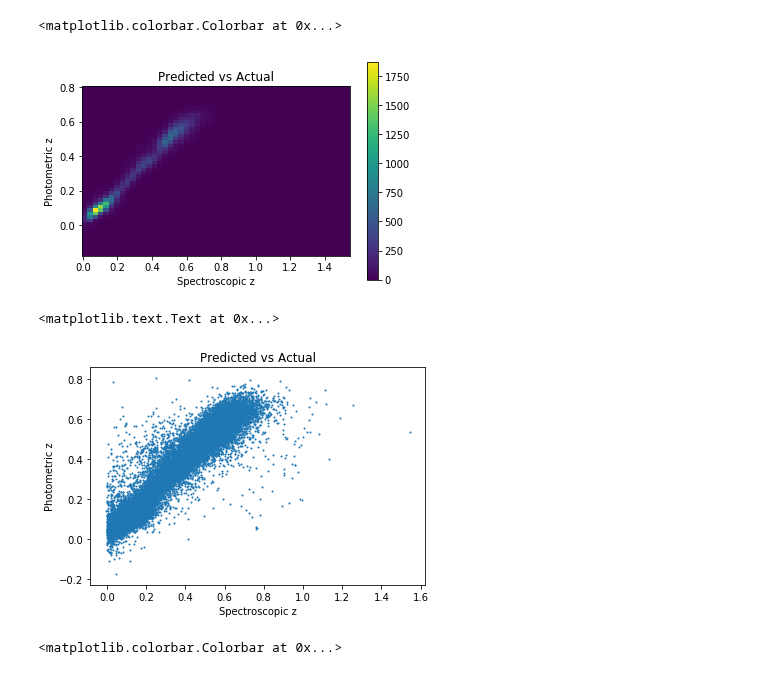
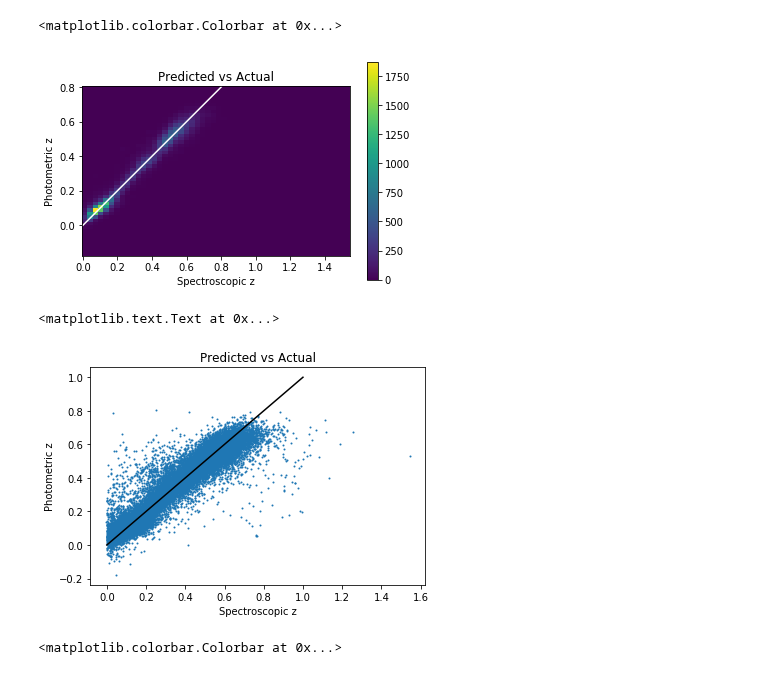
Before and after one commit to chengsoonong/mclass-sky, a Jupyter notebook: projects/jakub/Plots.ipynb, the cells around one changed output. Cells and saved outputs as stored; diff of their text form; code cells hidden in the pictures.

Commit message:
Plots!

```diff
--- a/projects/jakub/Plots.ipynb
+++ b/projects/jakub/Plots.ipynb
@@ -40,21 +40,23 @@ heatmap, xedges, yedges = np.histogram2d(test_y, predicted_y, bins=50)
 extent = [xedges[0], xedges[-1], yedges[0], yedges[-1]]
 
 plt.imshow(heatmap.T, extent=extent, origin='lower')
+plt.plot([0, .8], [0, .8], 'w')
 plt.xlabel('Spectroscopic z')
 plt.ylabel('Photometric z')
 plt.title('Predicted vs Actual')
 plt.colorbar()
 # %% [output]
 <matplotlib.colorbar.Colorbar at 0x...>
-[figure, old version]
+[figure, new version]
 # %%
 plt.scatter(test_y, predicted_y, s=1)
+plt.plot([0, 1], [0, 1], 'k')
 plt.xlabel('Spectroscopic z')
 plt.ylabel('Photometric z')
 plt.title('Predicted vs Actual')
 # %% [output]
 <matplotlib.text.Text at 0x...>
-[figure, old version]
+[figure, new version]
 # %%
 heatmap, xedges, yedges = np.histogram2d(predicted_y - test_y, sigmas_y, bins=50)
 extent = [xedges[0], xedges[-1], yedges[0], yedges[-1]]
```
Also changed, not shown: parts of 2 cells of this notebook.
